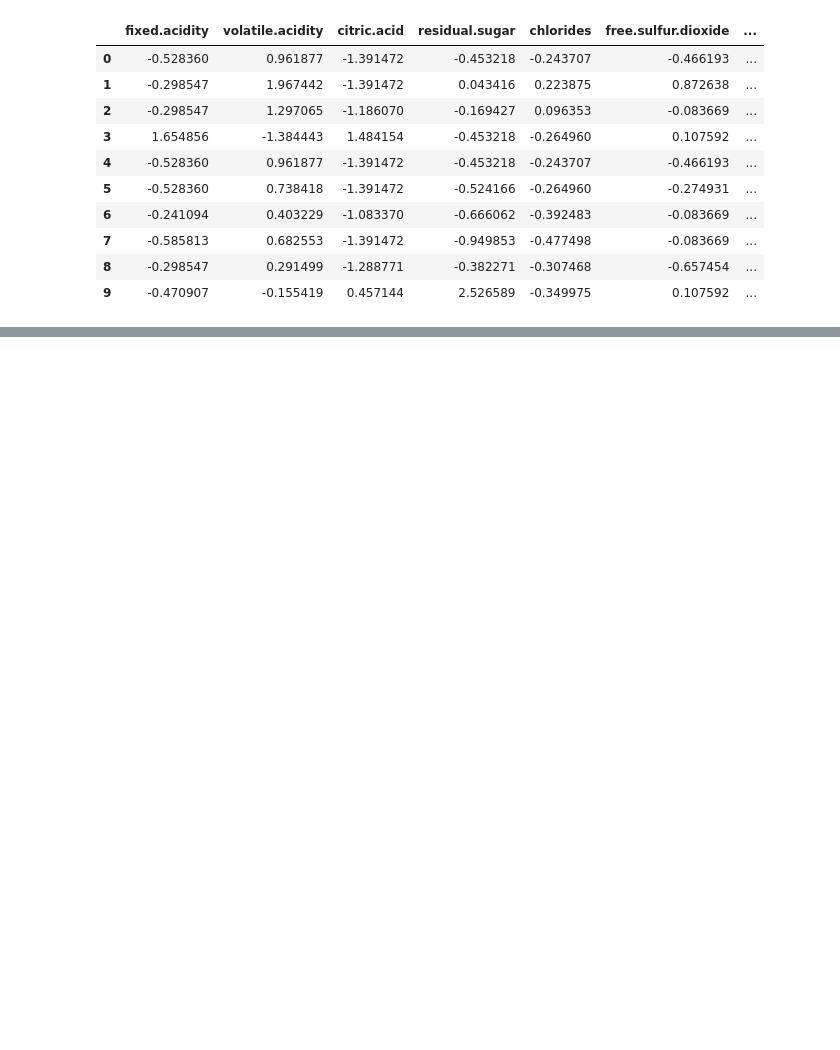
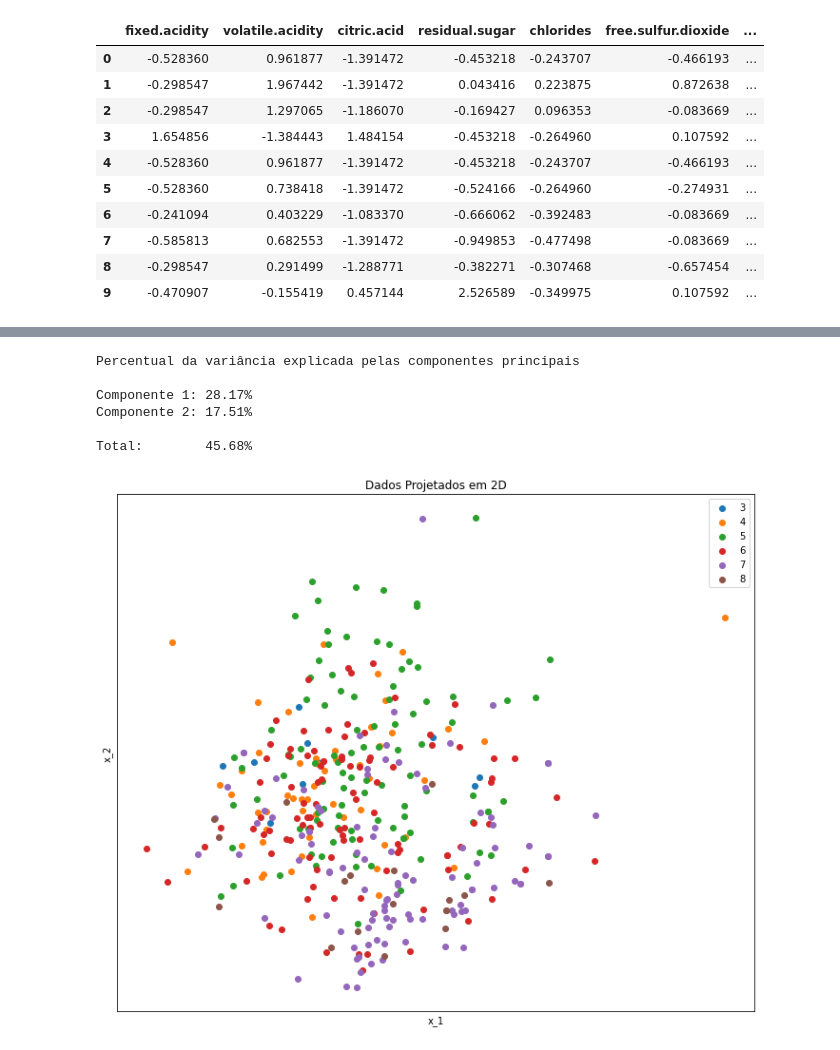
Before and after one commit to mwoitek/qualidade-do-vinho, a Jupyter notebook: python/cluster/pca.ipynb, the cells around one changed output, grey strips where cells are left out. Saved outputs shown, nothing was run; the diff lists cells and outputs as text; code cells hidden in the pictures; blank space fills up the shorter version.

Commit message:
PCA com 2 componentes principais

```diff
--- a/python/cluster/pca.ipynb
+++ b/python/cluster/pca.ipynb
@@ -11,6 +15,8 @@ from funcoes_cluster.funcoes_pca import transforma_df_sk
 ## Parâmetros
 # %%
 N_HEAD = 10
+TAM_AMOSTRA = 100
+plt.rcParams['figure.figsize'] = [12, 10]
 # %% [markdown]
 ## Lendo o arquivo de dados
 # %%
@@ -96,6 +102,6 @@ Name: quality, dtype: int64
 # %%
-tintos_transf_pd = transforma_df_pd(tintos_df)
-tintos_transf_pd.head(n=N_HEAD)
+tintos_normal, _ = normaliza_dados(tintos_df)
+tintos_normal.head(N_HEAD)
 # %% [output]
 |  | fixed.acidity | volatile.acidity | citric.acid | residual.sugar | chlorides | free.sulfur.dioxide | ... |
 | 0 | -0.528360 | 0.961877 | -1.391472 | -0.453218 | -0.243707 | -0.466193 | ... |
@@ -158,0 +134,3 @@ pd.testing.assert_frame_equal(brancos_transf_pd, brancos_transf_sk)
+# %%
+tintos_proj_2d, pca_tintos = projeta_dados(2, tintos_normal, qual_tintos)
+tintos_proj_2d.head(N_HEAD)
@@ -158,0 +149,13 @@ pd.testing.assert_frame_equal(brancos_transf_pd, brancos_transf_sk)
+# %%
+imprime_variancia_explicada(pca_tintos)
+# %% [output]
+Percentual da variância explicada pelas componentes principais
+
+Componente 1: 28.17%
+Componente 2: 17.51%
+
+Total:        45.68%
+# %%
+plota_2d(tintos_proj_2d, TAM_AMOSTRA)
+# %% [output]
+[figure, added]
```
Also changed, not shown: parts of 16 cells of this notebook, 2 other files.
